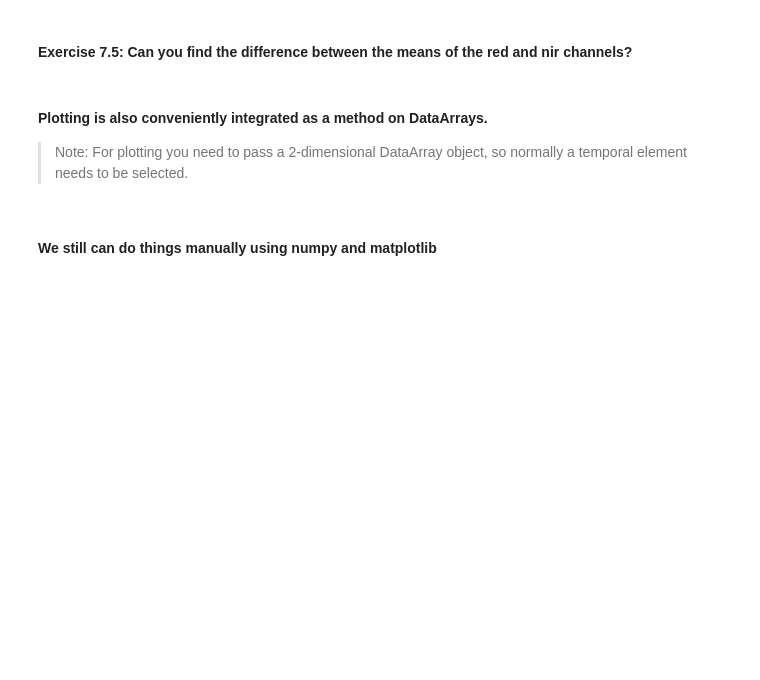
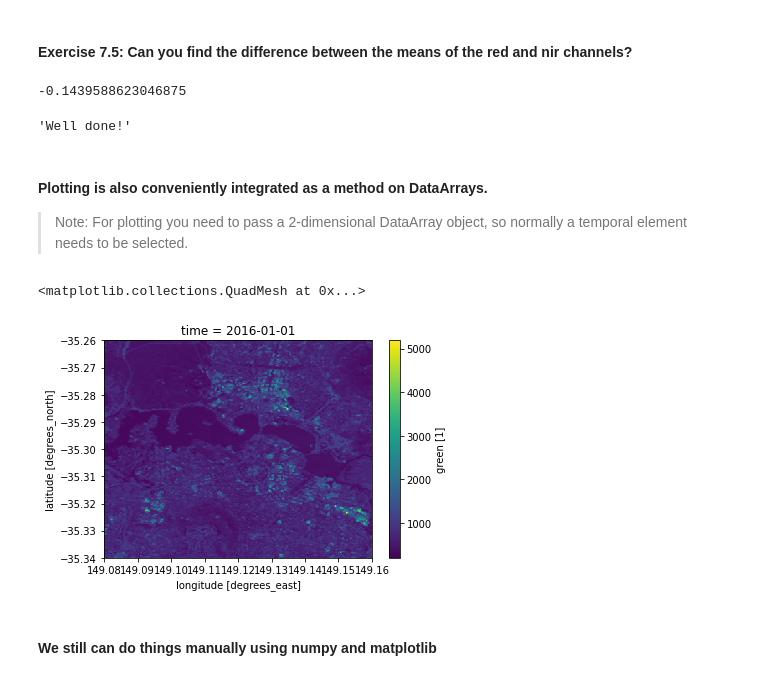
Before and after one commit to ANU-WALD/dea_course, a Jupyter notebook: dea_materials/day1/7-intro_to_xarray.ipynb, the cells around one changed output. Saved outputs shown, nothing was run; the diff lists cells and outputs as text; code cells hidden in the pictures; blank space fills up the shorter version.

```diff
--- a/dea_materials/day1/7-intro_to_xarray.ipynb
+++ b/dea_materials/day1/7-intro_to_xarray.ipynb
@@ -171,15 +305,23 @@ print("Sum of green band:", ds.green.sum())
 # %% [markdown]
 #### Exercise 7.5: Can you find the difference between the means of the red and nir channels?
 # %%
-answ = ?
+answ = ds.red.mean() - ds.nir.mean()
+
+print(answ.values/10000)
 
 check_answer("7.5", int(answ.values))
+# %% [output]
+-0.1439588623046875
+'Well done!'
 # %% [markdown]
 #### Plotting is also conveniently integrated as a method on DataArrays.
 
 > Note: For plotting you need to pass a 2-dimensional DataArray object, so normally a temporal element needs to be selected.
 # %%
-ds["green"].isel(time=0).plot()
+ds.green.isel(time=0).plot()
+# %% [output]
+<matplotlib.collections.QuadMesh at 0x...>
+[figure, added]
 # %% [markdown]
 #### We still can do things manually using numpy and matplotlib
 # %%
```
Also changed, not shown: parts of 21 cells of this notebook, 13 other files.
